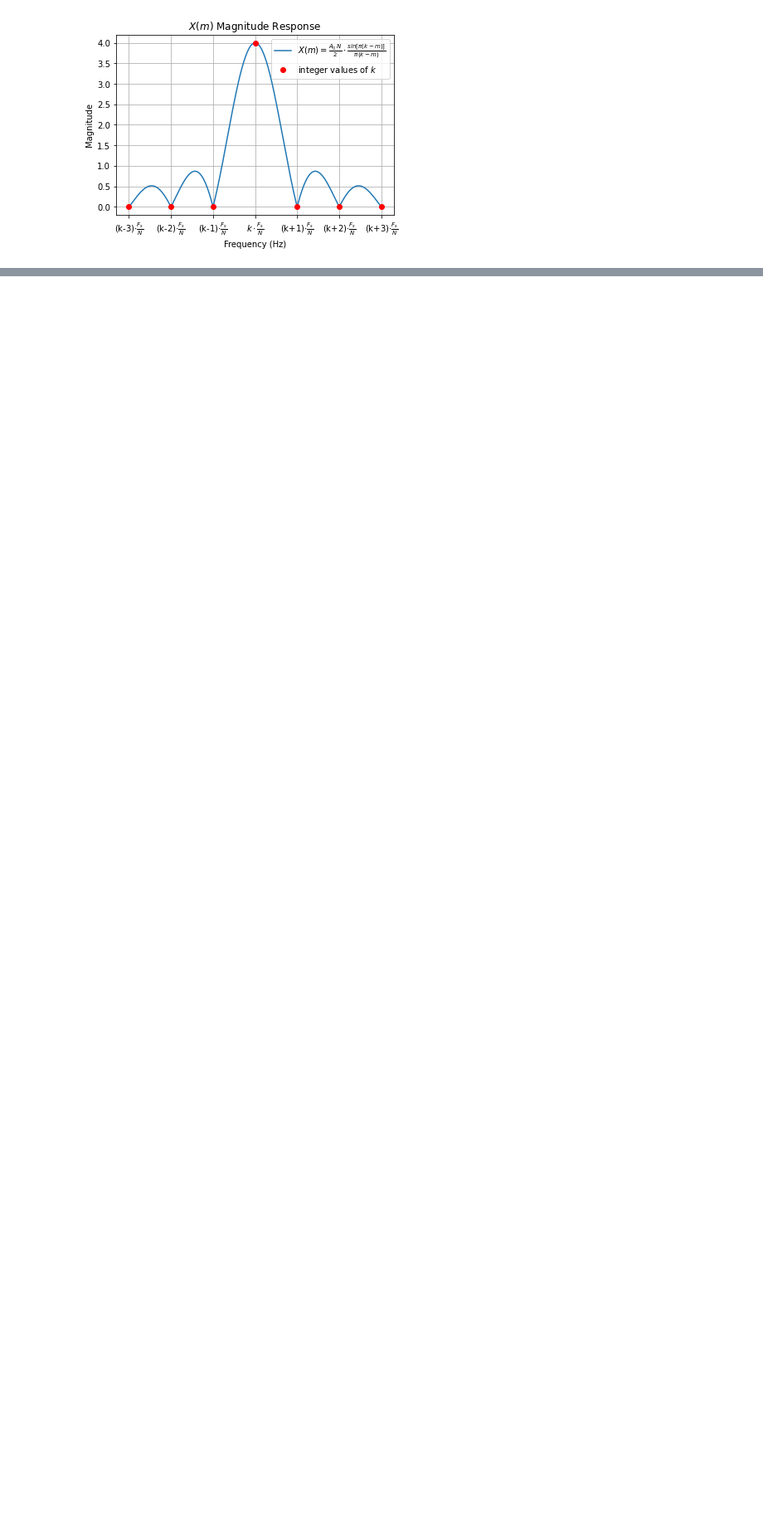
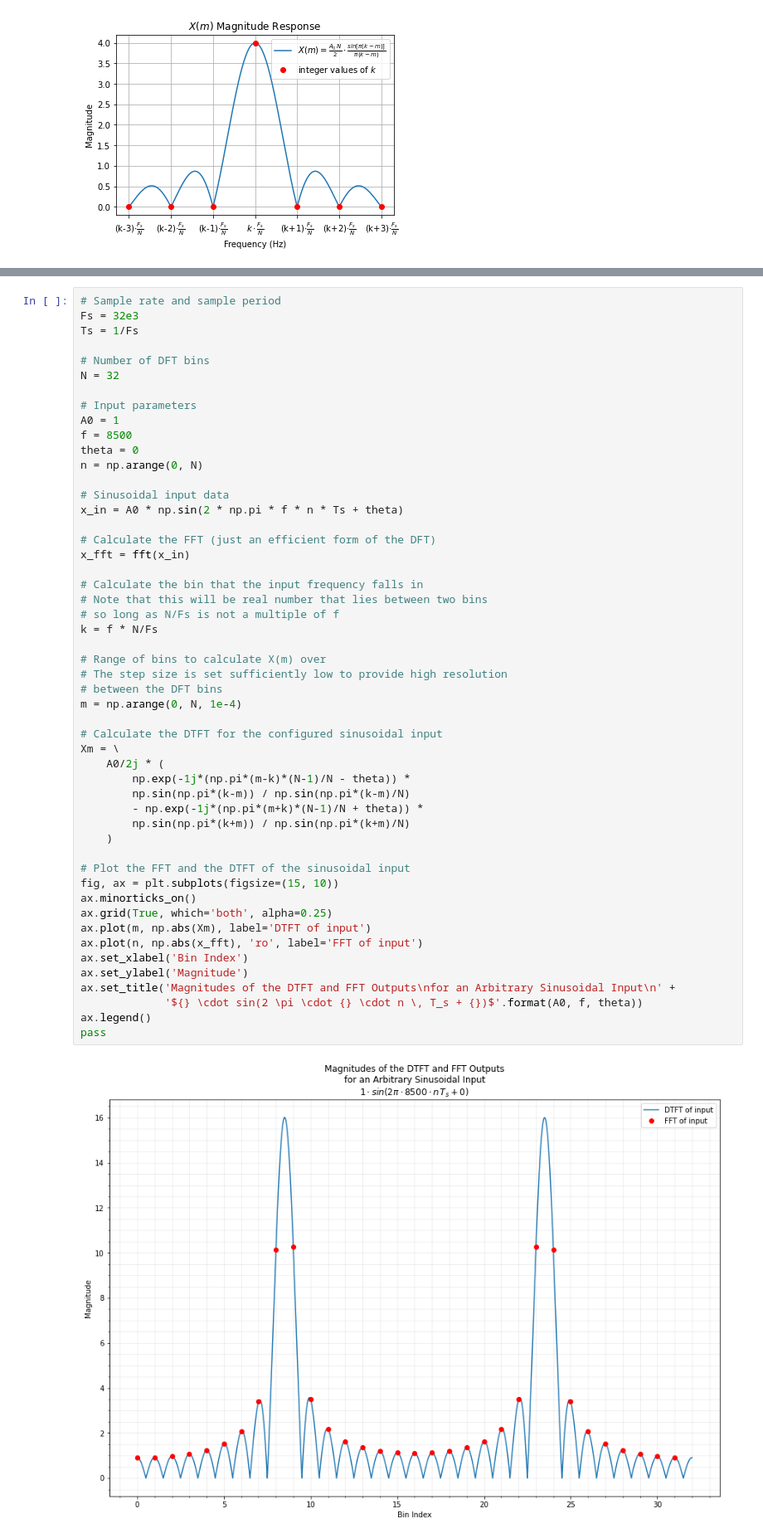
Before and after one commit to keatoncscheible/dsp_101, a Jupyter notebook: dsp_101.ipynb, the cells around one changed output, grey strips where cells are left out. Shown at 83% size. Cells and saved outputs as stored; diff of their text form; blank space fills up the shorter version.

Commit message:
Added DTFT leakage explanation and example

```diff
--- a/dsp_101.ipynb
+++ b/dsp_101.ipynb
@@ -586,3 +695,56 @@ pass
+# %%
+# Sample rate and sample period
+Fs = 32e3
+Ts = 1/Fs
+
+# Number of DFT bins
+N = 32
+
+# Input parameters
+A0 = 1
+f = 8500
+theta = 0
+n = np.arange(0, N)
+
+# Sinusoidal input data
+x_in = A0 * np.sin(2 * np.pi * f * n * Ts + theta)
+
+# Calculate the FFT (just an efficient form of the DFT)
+x_fft = fft(x_in)
+
+# Calculate the bin that the input frequency falls in
+# Note that this will be real number that lies between two bins
+# so long as N/Fs is not a multiple of f
+k = f * N/Fs
+
+# Range of bins to calculate X(m) over
+# The step size is set sufficiently low to provide high resolution
+# between the DFT bins
+m = np.arange(0, N, 1e-4)
+
+# Calculate the DTFT for the configured sinusoidal input
+Xm = \
+    A0/2j * (
+        np.exp(-1j*(np.pi*(m-k)*(N-1)/N - theta)) *
+        np.sin(np.pi*(k-m)) / np.sin(np.pi*(k-m)/N)
+        - np.exp(-1j*(np.pi*(m+k)*(N-1)/N + theta)) *
+        np.sin(np.pi*(k+m)) / np.sin(np.pi*(k+m)/N)
+    )
+
+# Plot the FFT and the DTFT of the sinusoidal input
+fig, ax = plt.subplots(figsize=(15, 10))
+ax.minorticks_on()
+ax.grid(True, which='both', alpha=0.25)
+ax.plot(m, np.abs(Xm), label='DTFT of input')
+ax.plot(n, np.abs(x_fft), 'ro', label='FFT of input')
+ax.set_xlabel('Bin Index')
+ax.set_ylabel('Magnitude')
+ax.set_title('Magnitudes of the DTFT and FFT Outputs\nfor an Arbitrary Sinusoidal Input\n' +
+             '${} \cdot sin(2 \pi \cdot {} \cdot n \, T_s + {})$'.format(A0, f, theta))
+ax.legend()
+pass
+# %% [output]
+[figure, added]
 # %% [markdown]
 # Citations
 [1] Lyons, R. G. (2010). Understanding digital signal processing: United States edition (3rd ed.). Prentice Hall.
```
Also changed, not shown: parts of 5 cells of this notebook.
